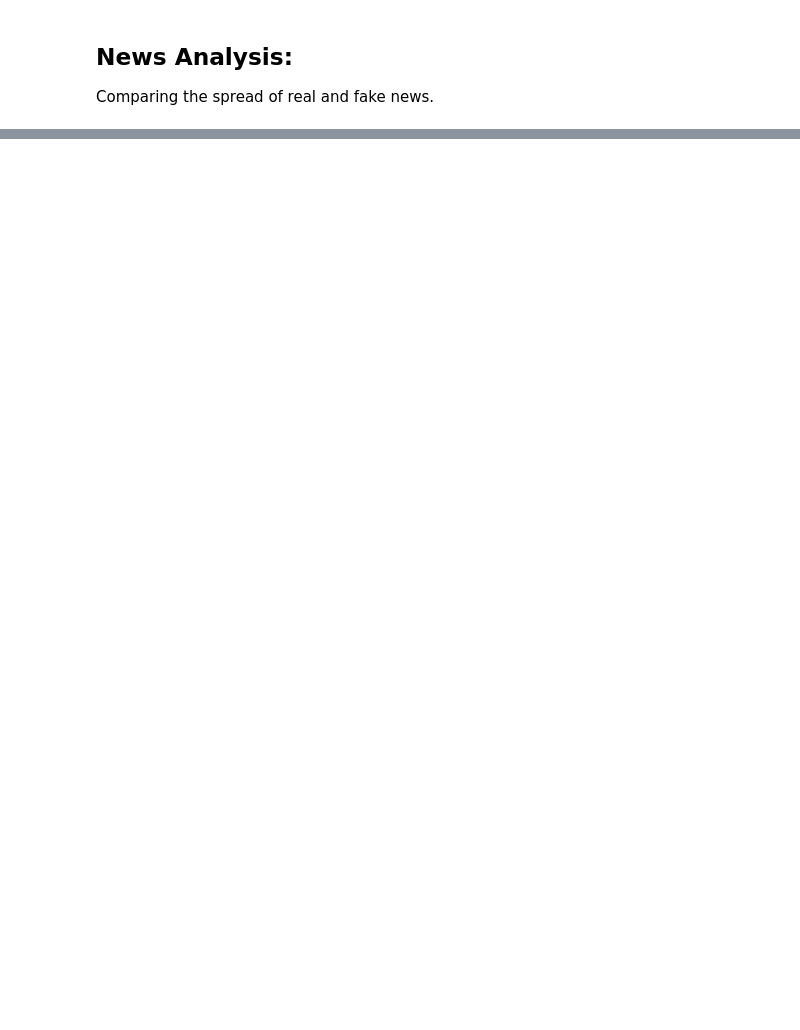
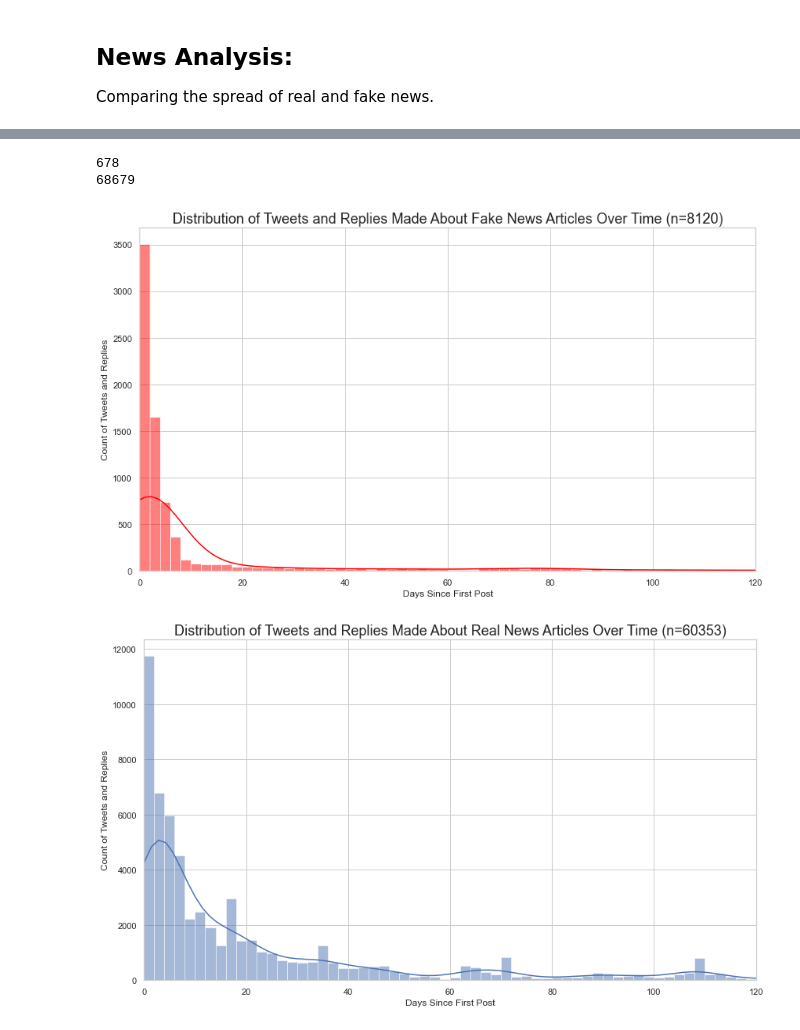
Before and after one commit to ecs2220/Hackathon-Fall-2021, a Jupyter notebook: analysis.ipynb, the cells around one changed output, grey strips where cells are left out. Drawn from its saved outputs; the diff is of its cells as text; code cells hidden in the pictures; blank space fills up the shorter version.

```diff
--- a/analysis.ipynb
+++ b/analysis.ipynb
@@ -48,0 +44,9 @@ plt.title('Frequency of Real and Fake Tweets for all Claims per Day')
+# %%
+df_claim_twitter_api = pd.read_csv("twitterAPIData/claim_twitter.csv")
+df_claim_twitter_local = pd.read_csv("data/unifiedCSVs/raw_claim_twitter.csv")
+
+df_claim = df_claim_twitter_local.drop(columns=["date", "real_or_fake"]).merge(df_claim_twitter_api, left_on='tweet_id', right_on='tweet_id')
+
+df_claim.to_csv("claim_and_twitter.csv")
+
+df_claim
@@ -69,0 +234,10 @@ Comparing the spread of real and fake news.
+# %%
+df_news_articles = pd.read_csv("data/news_with_dates.csv")
+df_news_articles = df_news_articles.dropna(subset=['date'])
+
+df_news_twitter_api = pd.read_csv("twitterAPIData/news_twitter.csv")
+df_news_twitter_local = pd.read_csv("data/unifiedCSVs/raw_news_twitter.csv")
+
+df_news = df_news_twitter_local.drop(columns=["date", "real_or_fake"]).merge(df_news_twitter_api, left_on='tweet_id', right_on='tweet_id')
+
+df_news
@@ -69,0 +258,55 @@ Comparing the spread of real and fake news.
+# %%
+# Count of real and fake tweets per day sumed over all news
+# Also relative plots
+sns.set_theme(style="whitegrid")
+
+df_news_groups = df_news.groupby(["news_id"])
+
+df_aggregate_fake = pd.DataFrame()
+df_aggregate_real = pd.DataFrame()
+
+print(len(df_news_groups))
+print(df_news.shape[0])
+
+for name, group in df_news_groups:
+  # print(group.shape[0])
+
+  if group.shape[0] > 3:
+    try:
+      min_epoch_time = group["epochtime"].min()
+      group["epochtime"] = group["epochtime"] - min_epoch_time
+
+      group["days_since_start"] = np.round(group["epochtime"]/(1000 * 60 * 60 * 24)).astype(int)
+
+      group_fake = group[group['real_or_fake'] == 'fake']
+      group_real = group[group['real_or_fake'] == 'real']
+
+      df_aggregate_fake = df_aggregate_fake.append(group_fake, ignore_index=True)
+      df_aggregate_real = df_aggregate_real.append(group_real, ignore_index=True)
+
+    except Exception as e:
+      # print(e)
+      pass
+
+
+plt.figure(figsize=(14, 8))
+ax = sns.histplot(df_aggregate_fake, kde=True, x="days_since_start", binwidth=2, color="red")
+plt.xlabel("Days Since First Post")
+plt.xlim(0, 120)
+plt.ylabel("Count of Tweets and Replies")
+plt.title(f'Distribution of Tweets and Replies Made About Fake News Articles Over Time (n={df_aggregate_fake.shape[0]})', fontsize=18)
+plt.plot()
+
+plt.figure(figsize=(14, 8))
+ax = sns.histplot(df_aggregate_real, kde=True, x="days_since_start", binwidth=2)
+plt.xlabel("Days Since First Post")
+plt.xlim(0, 120)
+plt.ylabel("Count of Tweets and Replies")
+plt.title(f'Distribution of Tweets and Replies Made About Real News Articles Over Time (n={df_aggregate_real.shape[0]})', fontsize=18)
+plt.plot()
+plt.show()
+# %% [output]
+678
+68679
+[figure, added]
+[figure, added]
```
Also changed, not shown: parts of 7 cells of this notebook, 4 other files.
